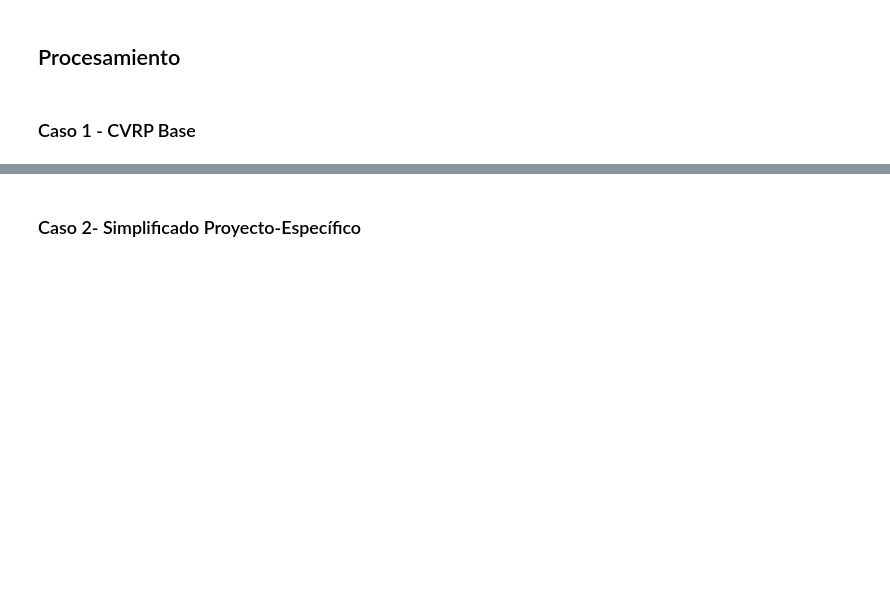
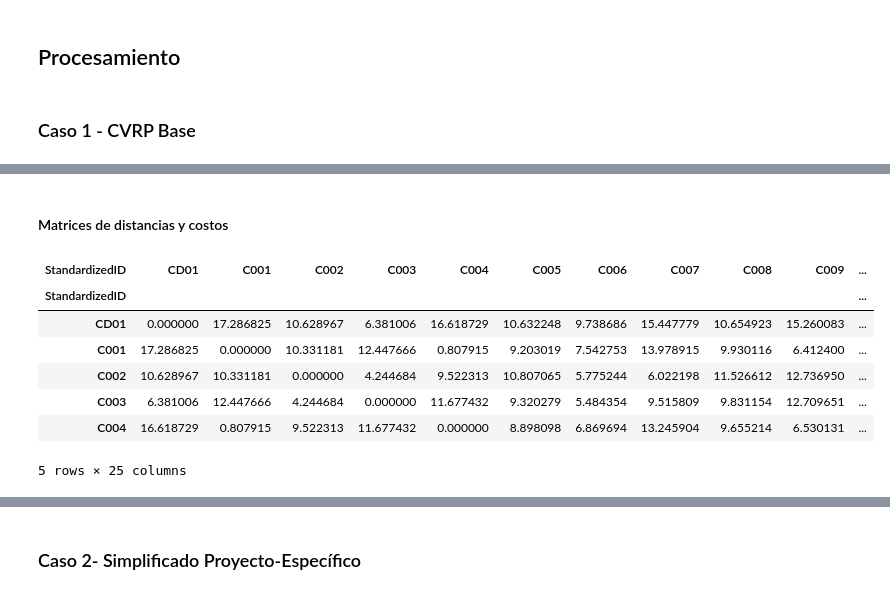
Before and after one commit to S302-prog/Mos-Proyecto1, a Jupyter notebook: Proyecto_2.ipynb, the cells around one changed output, grey strips where cells are left out. Saved outputs shown, nothing was run; the diff lists cells and outputs as text; code cells hidden in the pictures; blank space fills up the shorter version.

```diff
--- a/Proyecto_2.ipynb
+++ b/Proyecto_2.ipynb
@@ -120,0 +203,2 @@ parameters_C3.head()
+# %% [markdown]
+#### Matrices de distancias y costos
@@ -120,0 +265,11 @@ parameters_C3.head()
+# %%
+Distacias_C1.head()
+# %% [output]
+| StandardizedID | CD01 | C001 | C002 | C003 | C004 | C005 | C006 | C007 | C008 | C009 | ... |
+| StandardizedID |  |  |  |  |  |  |  |  |  |  | ... |
+| CD01 | 0.000000 | 17.286825 | 10.628967 | 6.381006 | 16.618729 | 10.632248 | 9.738686 | 15.447779 | 10.654923 | 15.260083 | ... |
+| C001 | 17.286825 | 0.000000 | 10.331181 | 12.447666 | 0.807915 | 9.203019 | 7.542753 | 13.978915 | 9.930116 | 6.412400 | ... |
+| C002 | 10.628967 | 10.331181 | 0.000000 | 4.244684 | 9.522313 | 10.807065 | 5.775244 | 6.022198 | 11.526612 | 12.736950 | ... |
+| C003 | 6.381006 | 12.447666 | 4.244684 | 0.000000 | 11.677432 | 9.320279 | 5.484354 | 9.515809 | 9.831154 | 12.709651 | ... |
+| C004 | 16.618729 | 0.807915 | 9.522313 | 11.677432 | 0.000000 | 8.898098 | 6.869694 | 13.245904 | 9.655214 | 6.530131 | ... |
+5 rows × 25 columns
```
Also changed, not shown: parts of 7 cells of this notebook, 4 other files.
